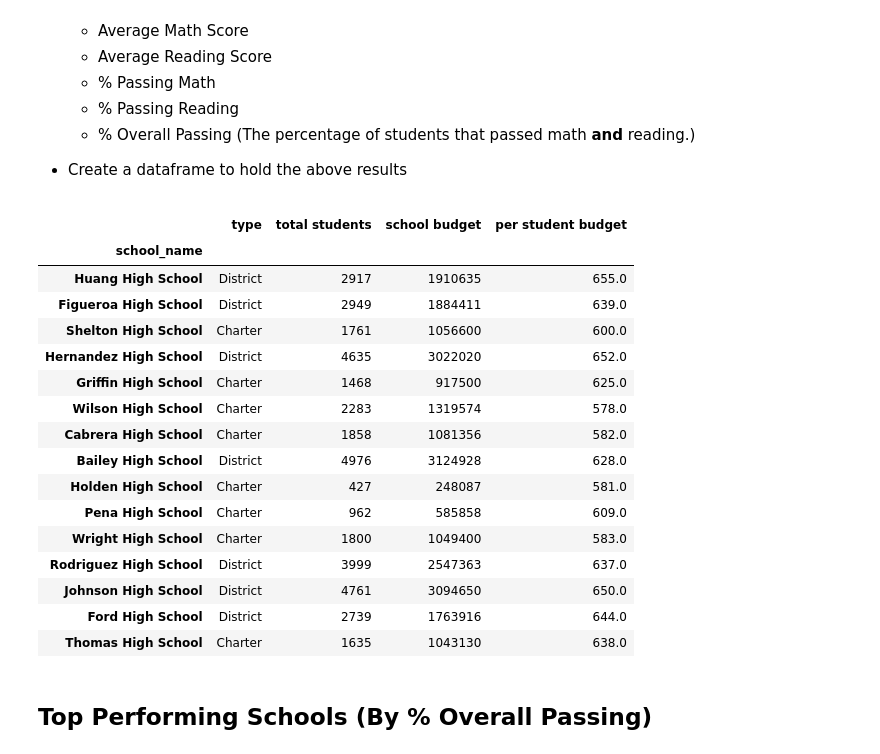
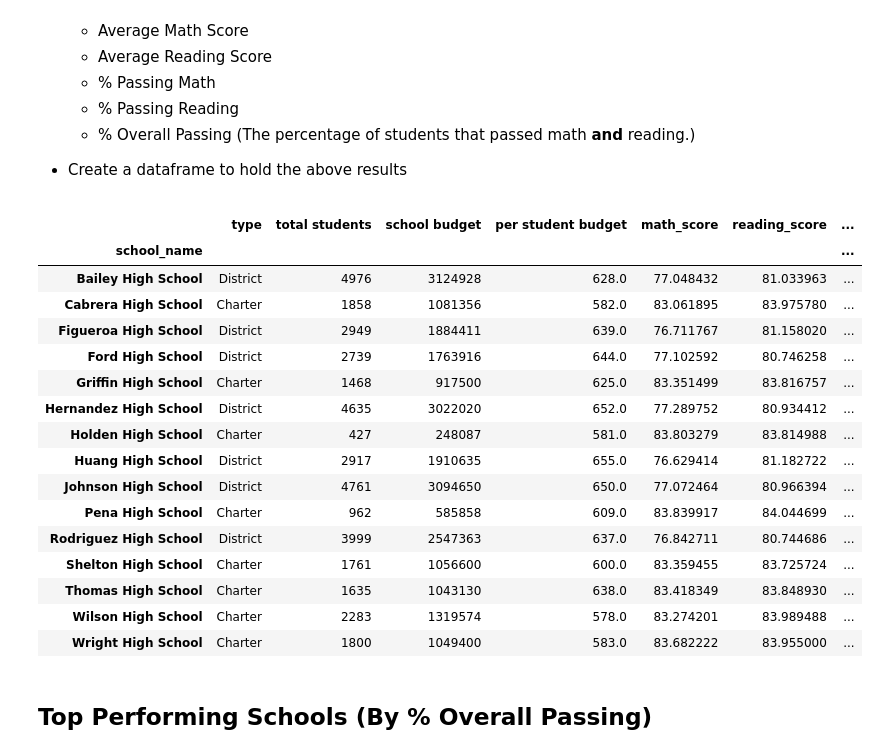
Before and after one commit to rrocha1297/pandas-challenge, a Jupyter notebook: PyCitySchools/PyCitySchools_starter.ipynb, the cells around one changed output. Saved outputs shown, nothing was run; the diff lists cells and outputs as text; code cells hidden in the pictures.

Commit message:
created all dataframes

```diff
--- a/PyCitySchools/PyCitySchools_starter.ipynb
+++ b/PyCitySchools/PyCitySchools_starter.ipynb
@@ -104,43 +104,65 @@ district_summary_df
 * Create a dataframe to hold the above results
 # %%
 #set school as index for data frame and add school type
-school_summary_df = school_data_complete.loc[:, ["school_name","type"]].drop_duplicates()
-school_summary_df.set_index(['school_name'], inplace=True)
+school_summary_df = school_data_complete.loc[:, ["school_name","type"]].drop_duplicates().sort_values(by=["school_name"])
+school_summary_df.set_index(["school_name"], inplace=True)
 
 #add student count
 student_count = school_data_complete.loc[:, ["school_name","student_name"]].groupby("school_name").count()
 student_count.rename(columns = {"student_name":"total students"}, inplace=True)
 school_summary_df=school_summary_df.merge(student_count, on=["school_name"])
-
 
 #total budget
 total_budget = school_data_complete.loc[:, ["school_name","budget"]].drop_duplicates()
 total_budget.rename(columns = {"budget":"school budget"}, inplace=True)
 total_budget.set_index("school_name", inplace=True)
 school_summary_df = school_summary_df.merge(total_budget, on=["school_name"])
 
 #per student budget
 school_summary_df["per student budget"] = school_summary_df["school budget"] / school_summary_df["total students"]
+
+#math and reading scores
+scores_df = school_data_complete.loc[:, ["school_name", "student_name", "math_score", "reading_score"]].groupby(
+    "school_name").mean()
+school_summary_df = school_summary_df.merge(scores_df, on=["school_name"])
+
+#passing math
+passing_math = school_data_complete[school_data_complete["math_score"] >= 70].groupby(["school_name"]).count()
+passing_math_percent = passing_math["Student ID"] / school_summary_df["total students"] * 100
+passing_math_percent = passing_math_percent.to_frame("% Passing math")
+school_summary_df = school_summary_df.merge(passing_math_percent, on=["school_name"])
+
+#passing reading
+passing_reading = school_data_complete[school_data_complete["reading_score"] >= 70].groupby(["school_name"]).count()
+passing_reading_percent = passing_reading["Student ID"] / school_summary_df["total students"] * 100
+passing_reading_percent = passing_reading_percent.to_frame("% Passing reading")
+school_summary_df = school_summary_df.merge(passing_reading_percent, on=["school_name"])
+
+#overall passing
+overall_passing = school_data_complete[(school_data_complete["reading_score"] >= 70) &
+                                       (school_data_complete["math_score"] >= 70)].groupby("school_name").count()
+overall_passing_percent = overall_passing["student_name"]/school_summary_df["total students"] * 100
+overall_passing_percent = overall_passing_percent.to_frame("% overall passing")
+school_summary_df = school_summary_df.merge(overall_passing_percent, on=["school_name"])
 school_summary_df
-#average math score
 # %% [output]
-|  | type | total students | school budget | per student budget |
-| school_name |  |  |  |  |
-| Huang High School | District | 2917 | 1910635 | 655.0 |
-| Figueroa High School | District | 2949 | 1884411 | 639.0 |
-| Shelton High School | Charter | 1761 | 1056600 | 600.0 |
-| Hernandez High School | District | 4635 | 3022020 | 652.0 |
-| Griffin High School | Charter | 1468 | 917500 | 625.0 |
-| Wilson High School | Charter | 2283 | 1319574 | 578.0 |
-| Cabrera High School | Charter | 1858 | 1081356 | 582.0 |
-| Bailey High School | District | 4976 | 3124928 | 628.0 |
-| Holden High School | Charter | 427 | 248087 | 581.0 |
-| Pena High School | Charter | 962 | 585858 | 609.0 |
-| Wright High School | Charter | 1800 | 1049400 | 583.0 |
-| Rodriguez High School | District | 3999 | 2547363 | 637.0 |
-| Johnson High School | District | 4761 | 3094650 | 650.0 |
-| Ford High School | District | 2739 | 1763916 | 644.0 |
-| Thomas High School | Charter | 1635 | 1043130 | 638.0 |
+|  | type | total students | school budget | per student budget | math_score | reading_score | ... |
+| school_name |  |  |  |  |  |  | ... |
+| Bailey High School | District | 4976 | 3124928 | 628.0 | 77.048432 | 81.033963 | ... |
+| Cabrera High School | Charter | 1858 | 1081356 | 582.0 | 83.061895 | 83.975780 | ... |
+| Figueroa High School | District | 2949 | 1884411 | 639.0 | 76.711767 | 81.158020 | ... |
+| Ford High School | District | 2739 | 1763916 | 644.0 | 77.102592 | 80.746258 | ... |
+| Griffin High School | Charter | 1468 | 917500 | 625.0 | 83.351499 | 83.816757 | ... |
+| Hernandez High School | District | 4635 | 3022020 | 652.0 | 77.289752 | 80.934412 | ... |
+| Holden High School | Charter | 427 | 248087 | 581.0 | 83.803279 | 83.814988 | ... |
+| Huang High School | District | 2917 | 1910635 | 655.0 | 76.629414 | 81.182722 | ... |
+| Johnson High School | District | 4761 | 3094650 | 650.0 | 77.072464 | 80.966394 | ... |
+| Pena High School | Charter | 962 | 585858 | 609.0 | 83.839917 | 84.044699 | ... |
+| Rodriguez High School | District | 3999 | 2547363 | 637.0 | 76.842711 | 80.744686 | ... |
+| Shelton High School | Charter | 1761 | 1056600 | 600.0 | 83.359455 | 83.725724 | ... |
+| Thomas High School | Charter | 1635 | 1043130 | 638.0 | 83.418349 | 83.848930 | ... |
+| Wilson High School | Charter | 2283 | 1319574 | 578.0 | 83.274201 | 83.989488 | ... |
+| Wright High School | Charter | 1800 | 1049400 | 583.0 | 83.682222 | 83.955000 | ... |
 # %% [markdown]
 ## Top Performing Schools (By % Overall Passing)
 # %% [markdown]
```
Also changed, not shown: parts of 7 cells of this notebook.
